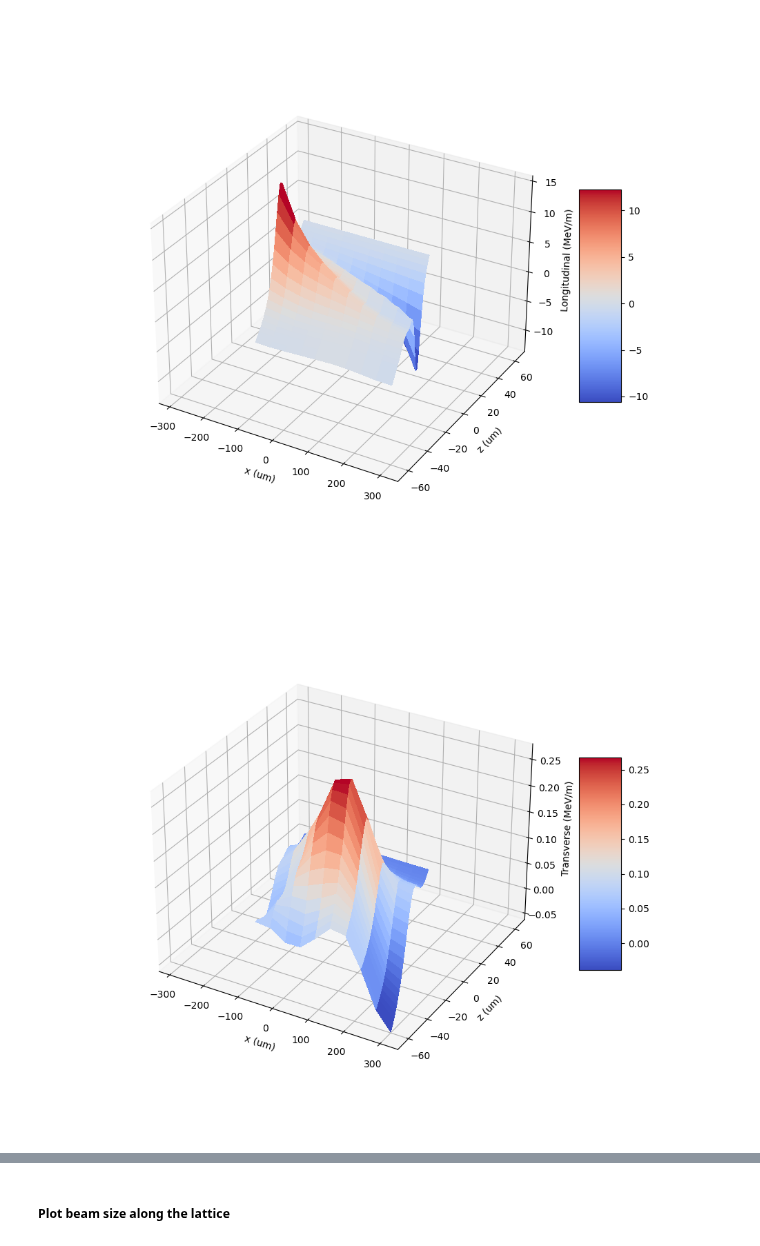
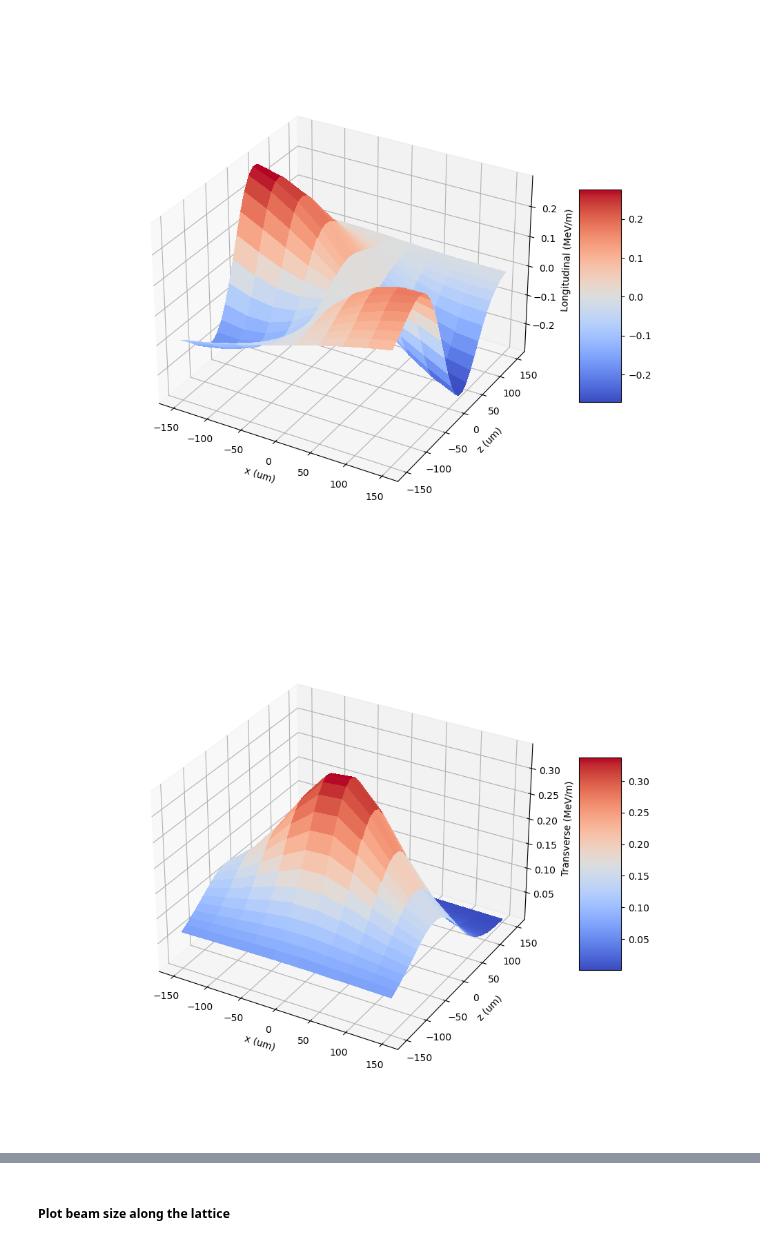
Before and after one commit to slaclab/pyDFCSR, a Jupyter notebook: pyDFCSR_2D/example/plot.ipynb, the cells around one changed output, grey strips where cells are left out. Cells and saved outputs as stored; diff of their text form; code cells hidden in the pictures.

Commit message:
update chicane benchmark

```diff
--- a/pyDFCSR_2D/example/plot.ipynb
+++ b/pyDFCSR_2D/example/plot.ipynb
@@ -4,8 +4,8 @@ import sys
 sys.path.insert(0,'../')
 from plot_from_output import DFCSR_postprocessor
 # %%
-DFplot = DFCSR_postprocessor(run_name = 'chicane-2024-05-27T19_38_55-07_00',
-                             work_dir = './output/')
+DFplot = DFCSR_postprocessor(run_name = 'dipole-2024-05-30T14_12_18-07_00',
+                             work_dir = '/sdf/data/ad/ard/u/jytang/pyDFCSR/dipole_output/')
 
-DFplot.plot_wakes(s = 12.7)
+DFplot.plot_wakes(s = 0.1)
 # %% [output]
@@ -14,5 +14,5 @@ ebeam energy 5000000026.255665
-[figure, old version]
+[figure, new version]
-[figure, old version]
+[figure, new version]
 # %%
 DFplot.plot_stats('slope')
 # %% [output]
```
Also changed, not shown: parts of 7 cells of this notebook, 22 other files.
